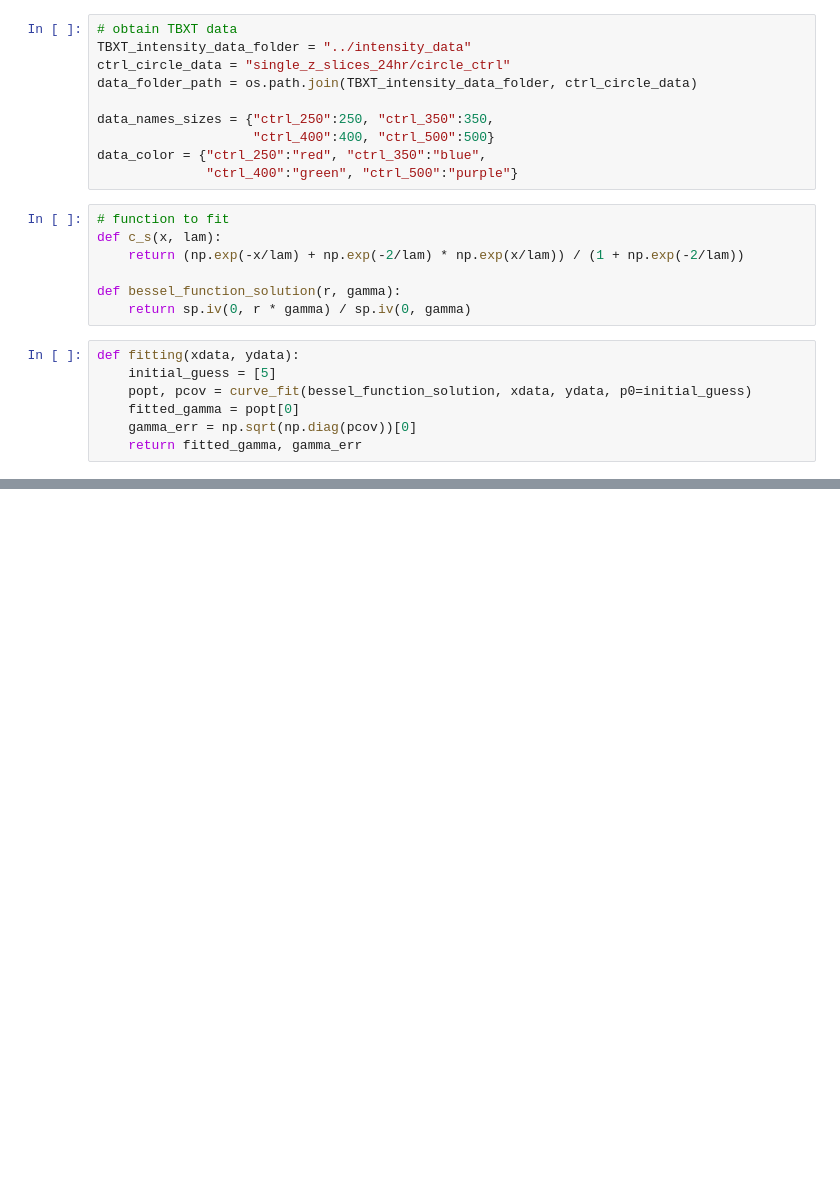
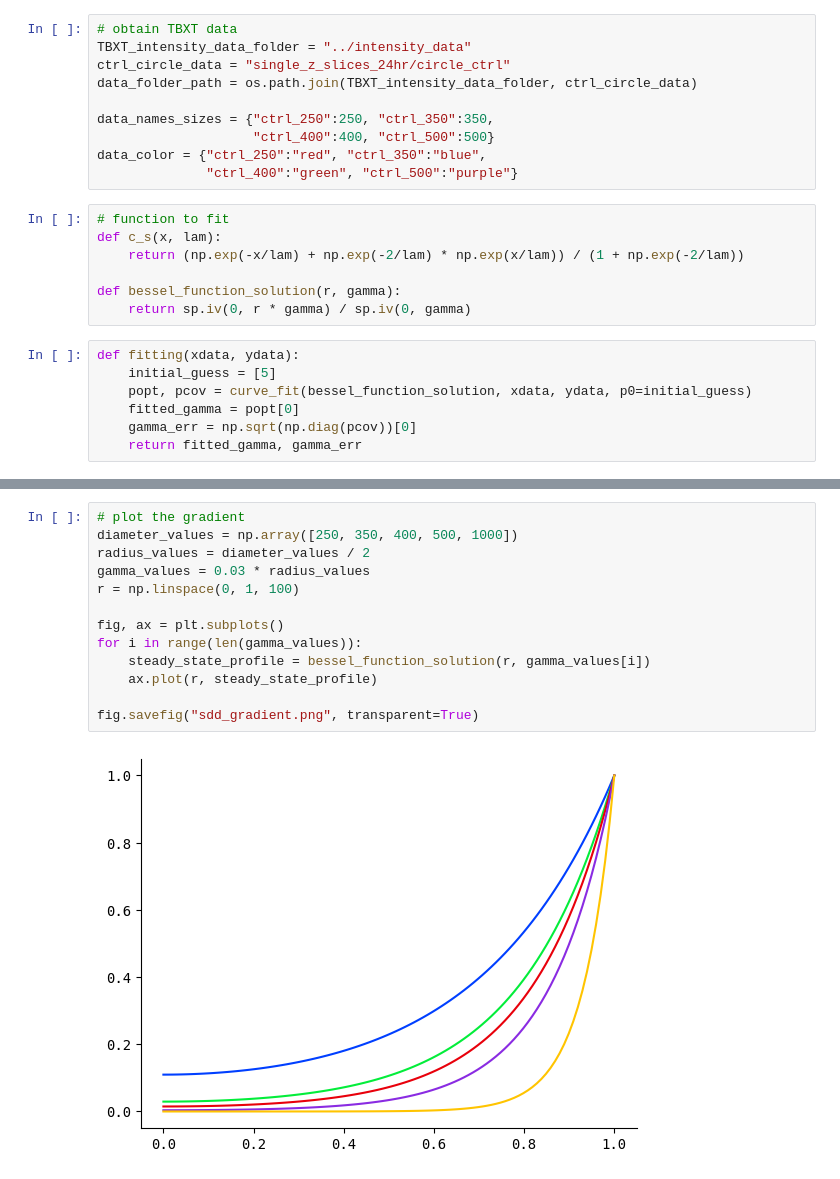
Before and after one commit to TimSaundersLab/posterior_neuruloid_patterning_segmentation, a Jupyter notebook: notebooks/fitting_simple_exponential_with_tbxt.ipynb, the cells around one changed output, grey strips where cells are left out. Saved outputs shown, nothing was run; the diff lists cells and outputs as text; blank space fills up the shorter version.

Commit message:
plots

```diff
--- a/notebooks/fitting_simple_exponential_with_tbxt.ipynb
+++ b/notebooks/fitting_simple_exponential_with_tbxt.ipynb
@@ -115 +115,16 @@ ax.set_ylim(2,)
 [figure]
+# %%
+# plot the gradient
+diameter_values = np.array([250, 350, 400, 500, 1000])
+radius_values = diameter_values / 2
+gamma_values = 0.03 * radius_values
+r = np.linspace(0, 1, 100)
+
+fig, ax = plt.subplots()
+for i in range(len(gamma_values)):
+    steady_state_profile = bessel_function_solution(r, gamma_values[i])
+    ax.plot(r, steady_state_profile)
+
+fig.savefig("sdd_gradient.png", transparent=True)
+# %% [output]
+[figure, added]
```
Also changed, not shown: parts of 5 cells of this notebook, 2 other files.
